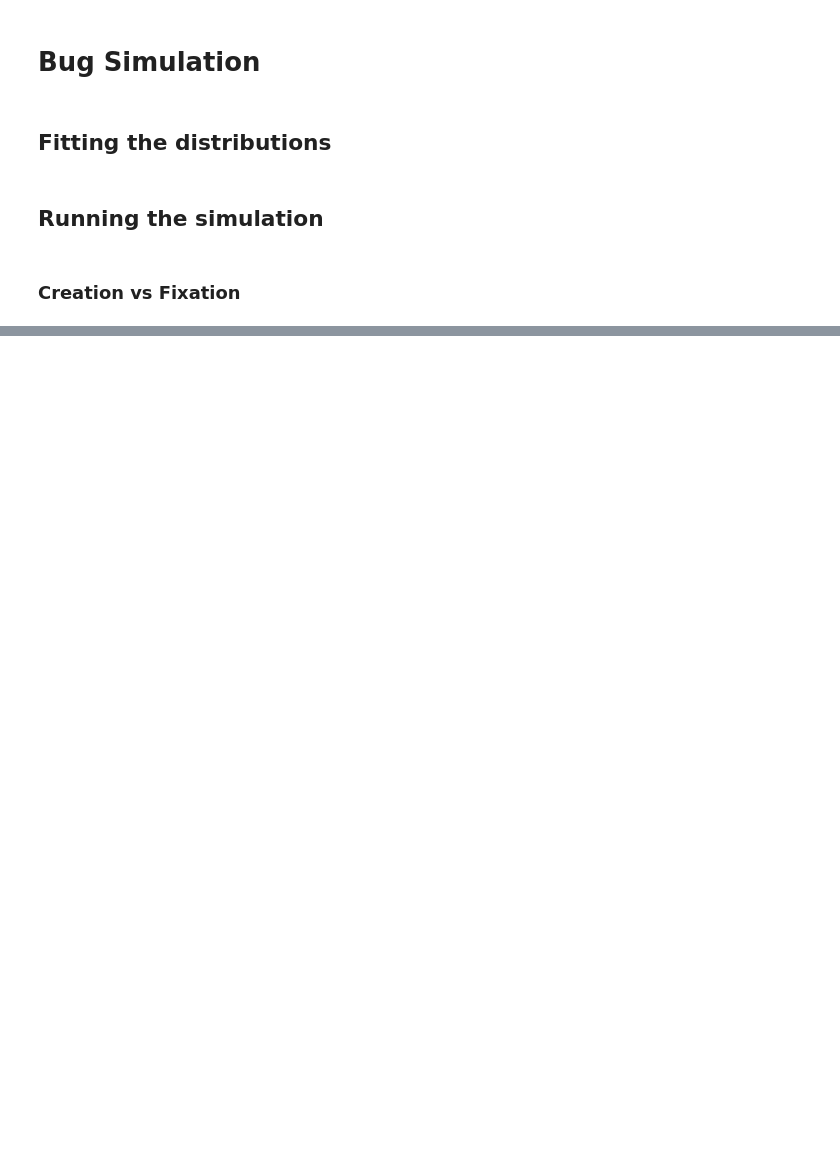
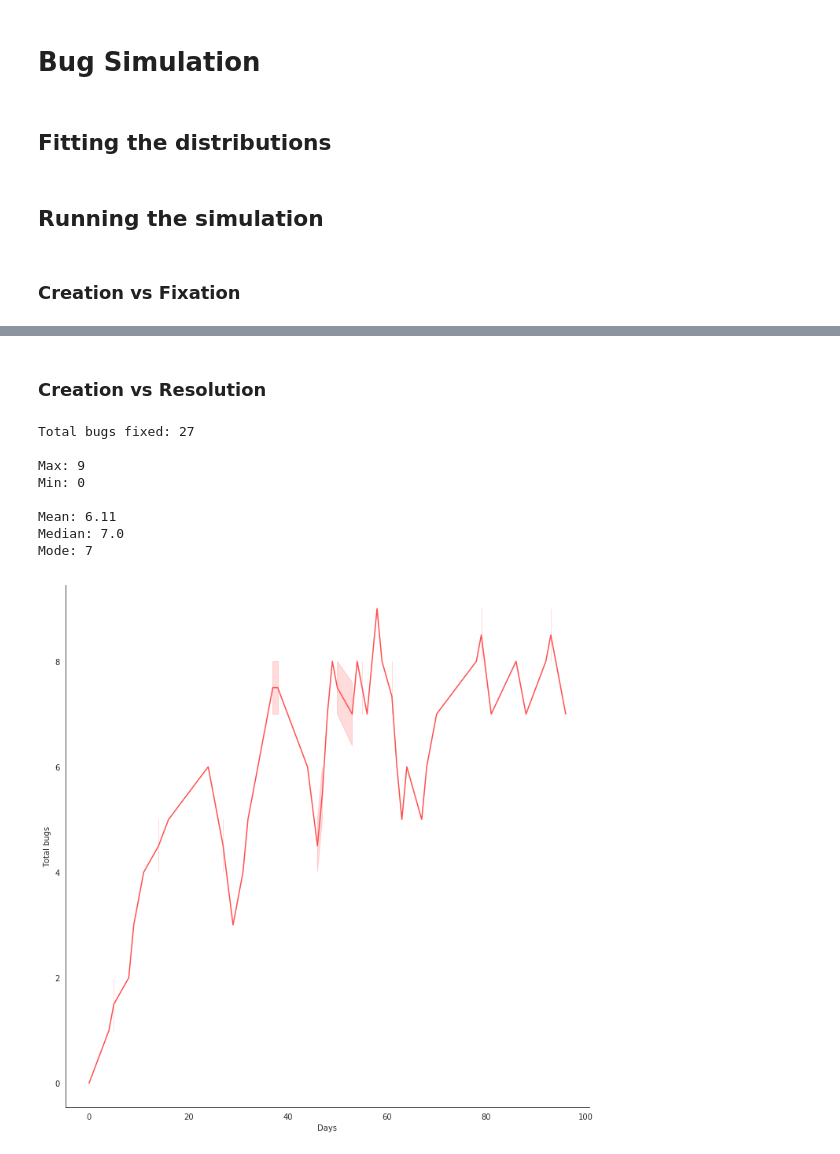
Before and after one commit to danikgan/COMP0138-Simulation, a Jupyter notebook: Simulation_Model.ipynb, the cells around one changed output, grey strips where cells are left out. Drawn from its saved outputs; the diff is of its cells as text; code cells hidden in the pictures; blank space fills up the shorter version.

```diff
--- a/Simulation_Model.ipynb
+++ b/Simulation_Model.ipynb
@@ -803,17 +917,23 @@ def generate_cdf_for_ecdf(data):
   ecdf = ECDF(data)
 
   cdf_list = []
-  for i in range(len(data)):
-    cdf_list.append(ecdf([i]))
+  if use_float_days == True:
+    for i in range(len(data)):
+      cdf_list.append(ecdf([i]))
+  else:
+    for i in range(max(data)+1):
+      cdf_list.append(ecdf([i]))
 
   return cdf_list
 
 ecdf_probablity_distribution_bc = []
 ecdf_probablity_distribution_bf = []
+ecdf_probablity_distribution_br = []
 
 if use_theoretical_models == False:
   ecdf_probablity_distribution_bc = generate_cdf_for_ecdf(global_created_bugs)
   ecdf_probablity_distribution_bf = generate_cdf_for_ecdf(global_fixed_bugs)
+  ecdf_probablity_distribution_br = generate_cdf_for_ecdf(global_resolution_time)
 # %%
 #@markdown Playing with the code
 
@@ -1121,8 +1241,8 @@ if use_theoretical_models == False:
 # %% [markdown]
 ### Creation vs Fixation
 # %%
-#@title Enter how many days to simulate
-how_many_days = 10000 #@param {type:"integer"}
+#@markdown ### Enter how many days to simulate
+how_many_days = 100 #@param {type:"integer"}
 # %%
 #@title Simulation of "creation_vs_fixation"
 
@@ -1134,8 +1254,8 @@ class BugSimulation(object):
     self.total_bugs = 0
 
     self.env = env
-    self.creation = self.env.process(self.bug_creation())
-    self.fixation = self.env.process(self.bug_fixation())
+    self.env.process(self.bug_creation())
+    self.env.process(self.bug_fixation())
 
     self.save_info()
 
@@ -1150,6 +1270,7 @@ class BugSimulation(object):
       else:
         bug_creation_time = self.ecdf_random_number(ecdf_probablity_distribution_bc)
 
+#       print("C",bug_creation_time)
       yield self.env.timeout(bug_creation_time)
 
       self.total_bugs += 1
@@ -1168,6 +1289,7 @@ class BugSimulation(object):
         else:
           bug_fixation_time = self.ecdf_random_number(ecdf_probablity_distribution_bf)
 
+#         print("F",bug_fixation_time)
         yield self.env.timeout(bug_fixation_time)
 
         self.total_bugs -= 1
@@ -1196,8 +1318,6 @@ class BugSimulation(object):
     if after - rand < rand - before: return pos # after
     else: return pos-1 # before
 
-#     return data.index(closest)
-
 env = simpy.Environment()
 BugSimulation(env)
 env.run(until=how_many_days)
@@ -1221,0 +1342,8 @@ Mode: 1
+# %% [markdown]
+### Creation vs Resolution
+# %%
+#@markdown ### Enter how many days to simulate
+how_many_days = 100 #@param {type:"integer"}
+
+#@markdown ### Enter the number of active developers
+how_many_developers = 500 #@param {type:"integer"}
@@ -1222,3 +1428,23 @@ Mode: 1
+# %%
+#@title Show results of the simulation
+# print(day_of_simulation)
+# print(total_bugs_of_simulation,"\n")
+
+print("Total bugs fixed:", bug_simulation.return_info(), "\n")
+print_stats(total_bugs_of_simulation)
+plot_two_lists('Days', day_of_simulation, 'Total bugs',
+               total_bugs_of_simulation, 'line',
+               10)
+# %% [output]
+Total bugs fixed: 27
+
+Max: 9
+Min: 0
+
+Mean: 6.11
+Median: 7.0
+Mode: 7
+[figure, added]
 # %%
 #@markdown Playing with the code
 
```
Also changed, not shown: parts of 6 cells of this notebook.
